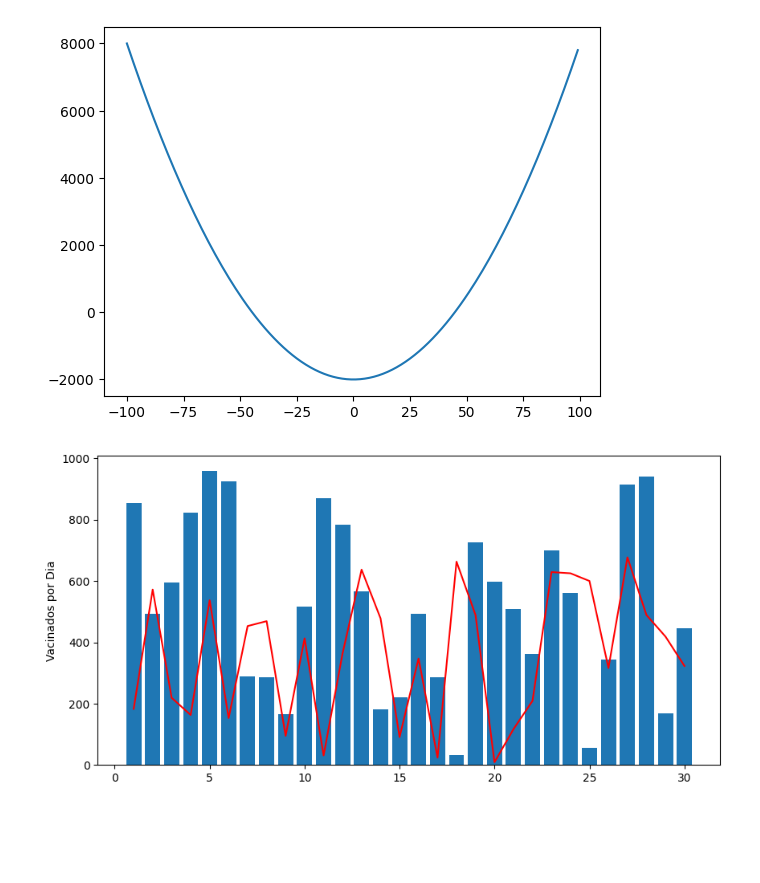
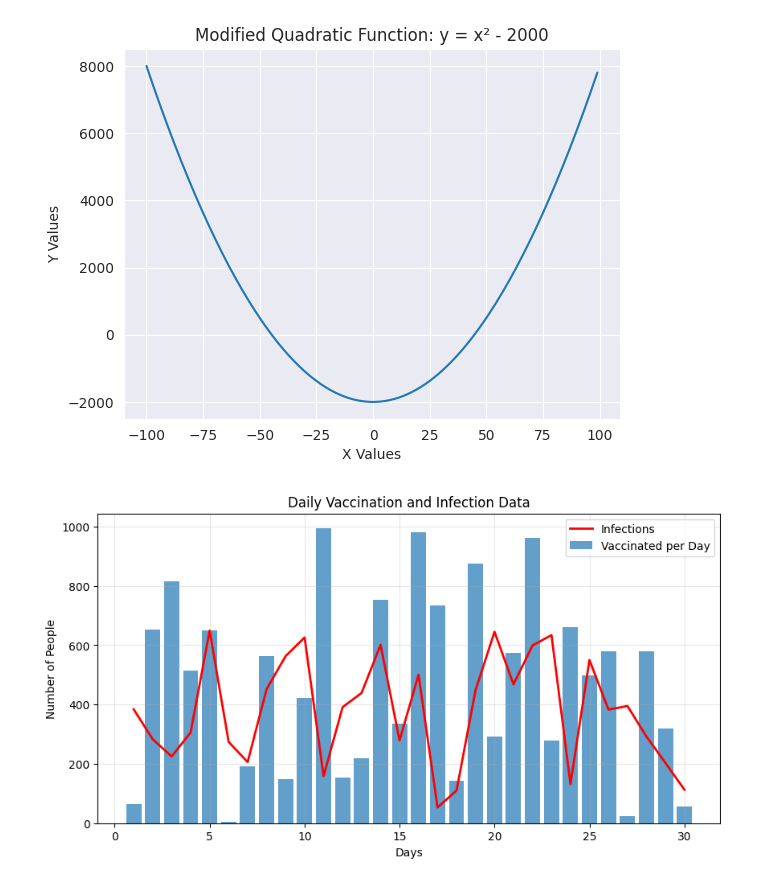
Before and after one commit to tomdkt/intro-to-data-science, a Jupyter notebook: src/week3/01-matplot-and-seaborn.ipynb, the cells around one changed output. Saved outputs shown, nothing was run; the diff lists cells and outputs as text; code cells hidden in the pictures; blank space fills up the shorter version.

```diff
--- a/src/week3/01-matplot-and-seaborn.ipynb
+++ b/src/week3/01-matplot-and-seaborn.ipynb
@@ -20,22 +34,34 @@ plt.show()
 # %%
-plt.plot(x1,(x1**2)-2000)
+# Plot modified quadratic function (shifted down by 2000)
+plt.plot(x1, (x1**2) - 2000)
+plt.title('Modified Quadratic Function: y = x² - 2000')
+plt.xlabel('X Values')
+plt.ylabel('Y Values')
+plt.grid(True)
 plt.show()
 # %% [output]
-[figure, old version]
+[figure, new version]
 # %%
-dias=np.arange(1,31)
-vacinados=np.random.randint(0, 1000,30)
-contagios=np.random.randint(0,700,30)
+# Create sample data for vaccination and infection tracking
+days = np.arange(1, 31)
+vaccinated = np.random.randint(0, 1000, 30)
+infections = np.random.randint(0, 700, 30)
 
+# Set plot style (options: 'classic', 'dark_background', 'default')
 #plt.style.use('classic')
 #plt.style.use('dark_background')
 plt.style.use('default')
 
-plt.figure(figsize=(10,5))
-plt.bar(dias,vacinados)
-plt.plot(dias,contagios,'r')
-plt.ylabel('Vacinados por Dia')
+# Create combined bar and line plot
+plt.figure(figsize=(10, 5))
+plt.bar(days, vaccinated, alpha=0.7, label='Vaccinated per Day')
+plt.plot(days, infections, 'r', linewidth=2, label='Infections')
+plt.title('Daily Vaccination and Infection Data')
+plt.xlabel('Days')
+plt.ylabel('Number of People')
+plt.legend()
+plt.grid(True, alpha=0.3)
 plt.show()
 # %% [output]
-[figure, old version]
+[figure, new version]
 # %%
```
Also changed, not shown: parts of 5 cells of this notebook, 4 other files.
